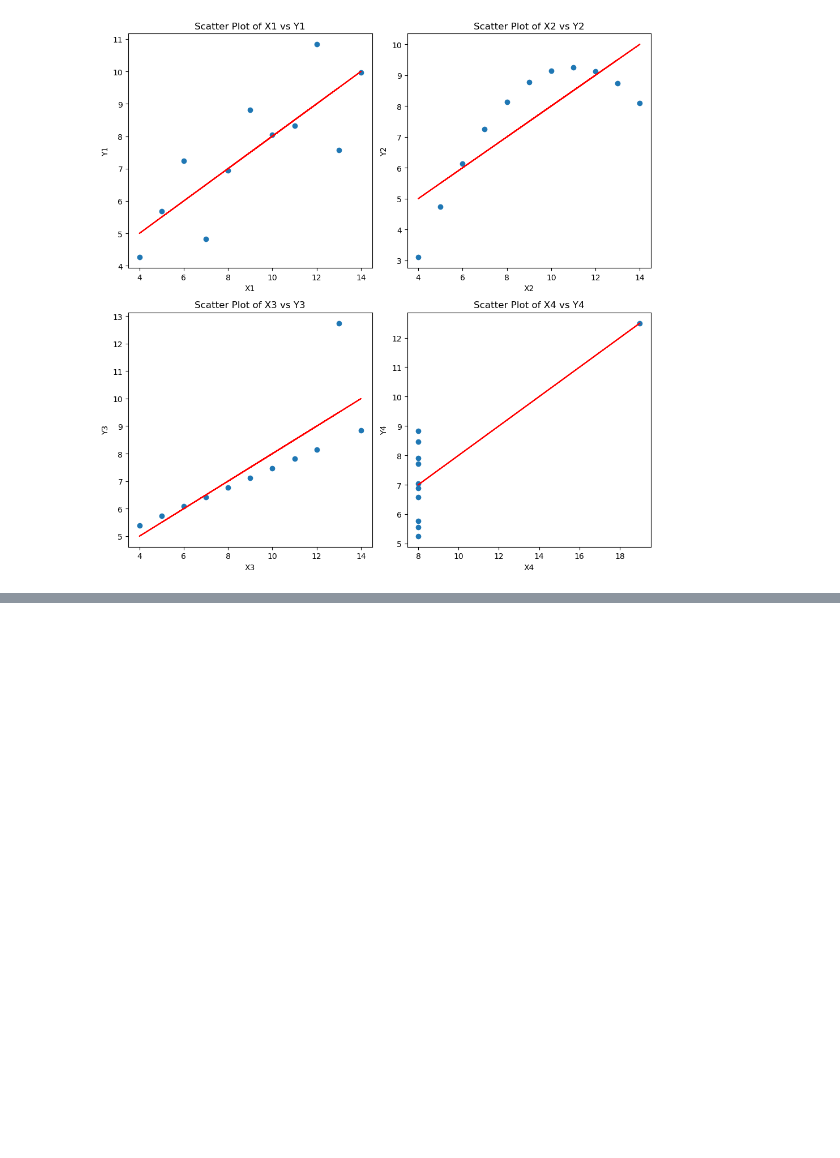
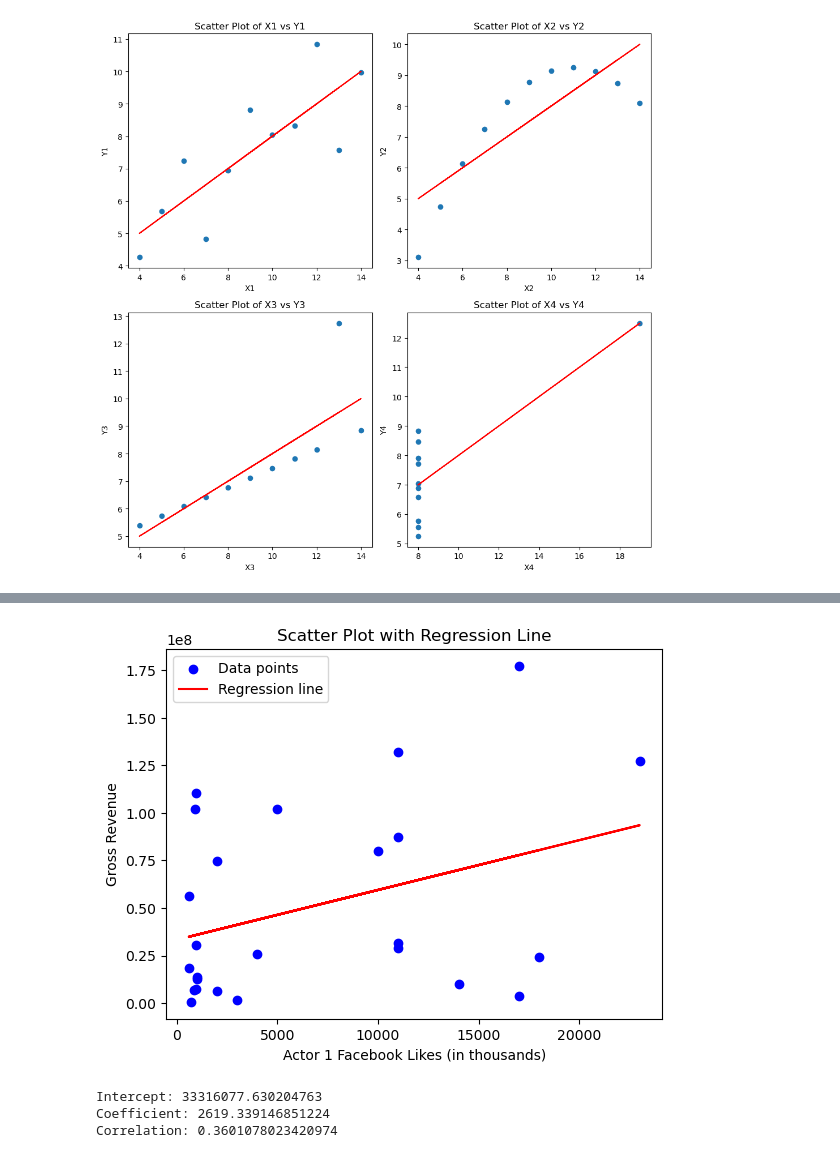
Before and after one commit to TheDG/applied-regression, a Jupyter notebook: homework1/homework1.ipynb, the cells around one changed output, grey strips where cells are left out. Drawn from its saved outputs; the diff is of its cells as text; code cells hidden in the pictures; blank space fills up the shorter version.

Commit message:
Analysis for problem 2

```diff
--- a/homework1/homework1.ipynb
+++ b/homework1/homework1.ipynb
@@ -69,0 +100,48 @@ Correlation between X4 and Y4: 0.8165214368885028
+# %%
+#Problem 2: The cost of Popularity | Solve
+
+import pandas as pd
+import matplotlib.pyplot as plt
+from sklearn.linear_model import LinearRegression
+
+# Load the dataset and create a DataFrame for correlation calculation
+df_revenue_to_likes = pd.read_csv('imdb_small.csv')[['actor_1_facebook_likes', 'gross']]
+
+# Extract relevant columns
+x = df_revenue_to_likes['actor_1_facebook_likes']
+y = df_revenue_to_likes['gross']
+
+# Reshape x to a 2D array with one column
+x_reshaped = x.values.reshape(-1, 1)
+
+# Create and fit the Linear Regression model
+model = LinearRegression()
+model.fit(x_reshaped, y)
+
+# Predict y values using the model
+y_pred = model.predict(x_reshaped)
+
+# Plot the scatter plot
+plt.scatter(x, y, color='blue', label='Data points')
+
+# Plot the regression line
+plt.plot(x, y_pred, color='red', label='Regression line')
+
+# Add labels and title
+plt.xlabel('Actor 1 Facebook Likes (in thousands)')
+plt.ylabel('Gross Revenue')
+plt.title('Scatter Plot with Regression Line')
+plt.legend()
+
+# Show the plot
+plt.show()
+
+# Print the coefficients
+print(f"\nIntercept: {model.intercept_}")
+print(f"Coefficient: {model.coef_[0]}")
+print(f"Correlation: {df_revenue_to_likes.corr().iloc[0, 1]}")
+# %% [output]
+[figure, added]
+Intercept: 33316077.630204763
+Coefficient: 2619.339146851224
+Correlation: 0.3601078023420974
```
Also changed, not shown: parts of 1 cell of this notebook.
